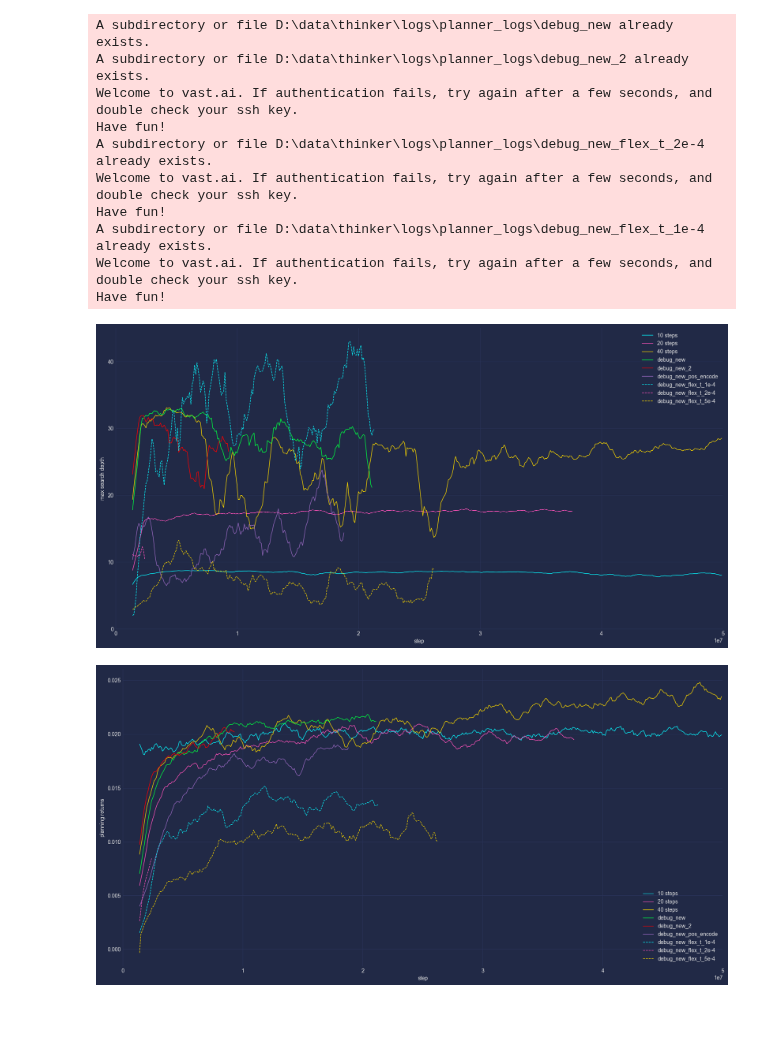
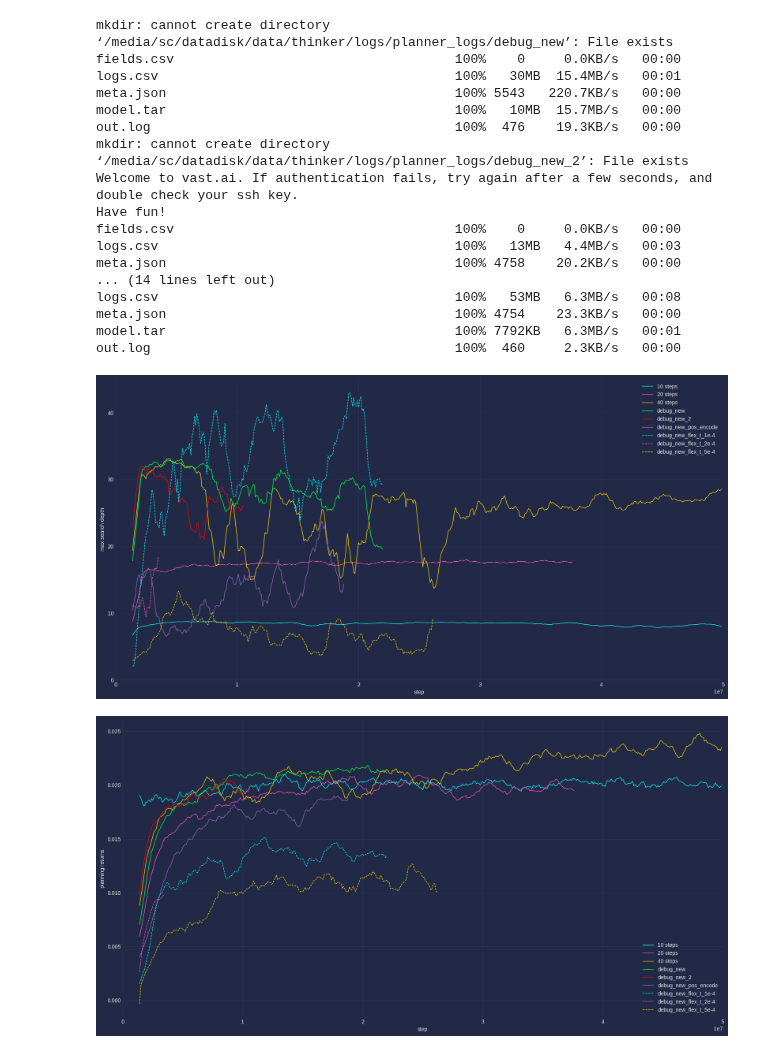
Before and after one commit to tuphs28/thinker_private_planning, a Jupyter notebook: plot.ipynb, the cells around one changed output. Saved outputs shown, nothing was run; the diff lists cells and outputs as text; code cells hidden in the pictures; blank space fills up the shorter version.

```diff
--- a/plot.ipynb
+++ b/plot.ipynb
@@ -160,42 +160,49 @@ def add_plan_step(stats):
 %matplotlib inline
 #%matplotlib qt
 
-#dir = "/media/sc/datadisk/data/thinker/logs/planner_logs"
-dir = "D:\\data\\thinker\\logs\\planner_logs"
+dir = "/media/sc/datadisk/data/thinker/logs/planner_logs"
+#dir = "D:\\data\\thinker\\logs\\planner_logs"
 download(dir, refresh=True, load=False)
 
 #style = None
 style = "cyberpunk"
 figsize = (20, 10)
 
 plot_dict = {
    "alstm_3_1_rec_n_10_rei_aug2_clip_mem1_imcost_1_perfect_treecarry_threscarry": "10 steps",
    "alstm_3_1_rec_n_20_rei_aug2_clip_mem1_imcost_1_perfect_treecarry_threscarry": "20 steps",
    "alstm_3_1_rec_n_40_rei_aug2_clip_mem1_imcost_1_perfect_treecarry_threscarry": "40 steps",
    "debug_new": "debug_new",
    "debug_new_2": "debug_new_2",
    "debug_new_pos_encode": "debug_new_pos_encode",
    "debug_new_flex_t_1e-4": "debug_new_flex_t_1e-4",
    "debug_new_flex_t_2e-4": "debug_new_flex_t_2e-4",
    "debug_new_flex_t_5e-4": "debug_new_flex_t_5e-4"
 }
 
 all_stats = download(dir, refresh=False, load=True, load_runs=plot_dict.keys())
 
 plot(all_stats, "max_rollout_depth", plot_dict, baseline=0, mv_avg=15, xlim=int(5e7), style=style, figsize=figsize)
 plot(all_stats, "rmean_im_episode_return", plot_dict, baseline=0, mv_avg=15, xlim=int(5e7), style=style, figsize=figsize)
 plot(all_stats, "mean_plan_step", plot_dict, baseline=0, mv_avg=15, xlim=int(5e7), style=style, figsize=figsize)
 plot(all_stats, "eps_ret", plot_dict, mv_avg=10, baseline=2, xlim=int(5e7), style=style, figsize=figsize)
 # %% [output]
-A subdirectory or file D:\data\thinker\logs\planner_logs\debug_new already exists.
-A subdirectory or file D:\data\thinker\logs\planner_logs\debug_new_2 already exists.
+mkdir: cannot create directory ‘/media/sc/datadisk/data/thinker/logs/planner_logs/debug_new’: File exists
+fields.csv                                    100%    0     0.0KB/s   00:00
+logs.csv                                      100%   30MB  15.4MB/s   00:01
+meta.json                                     100% 5543   220.7KB/s   00:00
+model.tar                                     100%   10MB  15.7MB/s   00:00
+out.log                                       100%  476    19.3KB/s   00:00
+mkdir: cannot create directory ‘/media/sc/datadisk/data/thinker/logs/planner_logs/debug_new_2’: File exists
 Welcome to vast.ai. If authentication fails, try again after a few seconds, and double check your ssh key.
 Have fun!
-A subdirectory or file D:\data\thinker\logs\planner_logs\debug_new_flex_t_2e-4 already exists.
-Welcome to vast.ai. If authentication fails, try again after a few seconds, and double check your ssh key.
-Have fun!
-A subdirectory or file D:\data\thinker\logs\planner_logs\debug_new_flex_t_1e-4 already exists.
-Welcome to vast.ai. If authentication fails, try again after a few seconds, and double check your ssh key.
-Have fun!
+fields.csv                                    100%    0     0.0KB/s   00:00
+logs.csv                                      100%   13MB   4.4MB/s   00:03
+meta.json                                     100% 4758    20.2KB/s   00:00
+... (14 lines left out)
+logs.csv                                      100%   53MB   6.3MB/s   00:08
+meta.json                                     100% 4754    23.3KB/s   00:00
+model.tar                                     100% 7792KB   6.3MB/s   00:01
+out.log                                       100%  460     2.3KB/s   00:00
-[figure, old version]
+[figure, new version]
 [figure]
```
Also changed, not shown: parts of 1 cell of this notebook, 13 other files.
